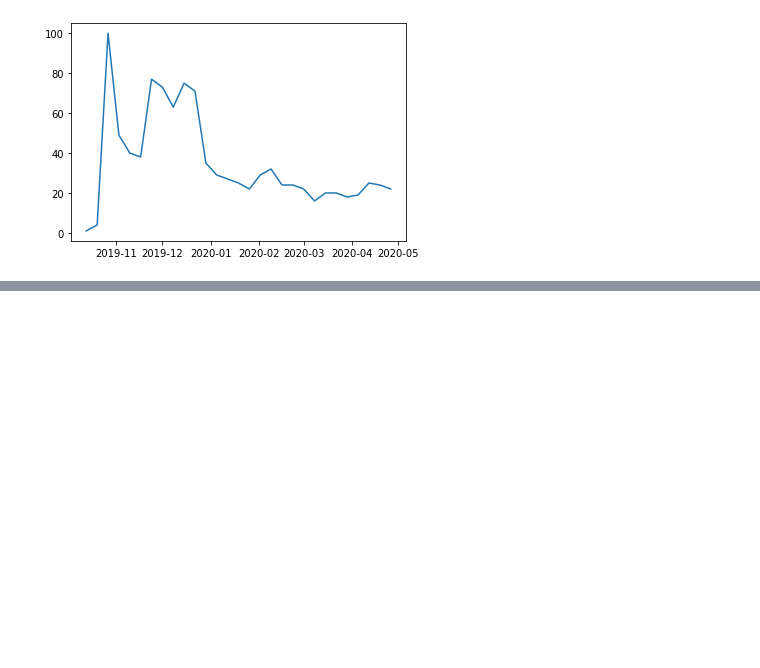
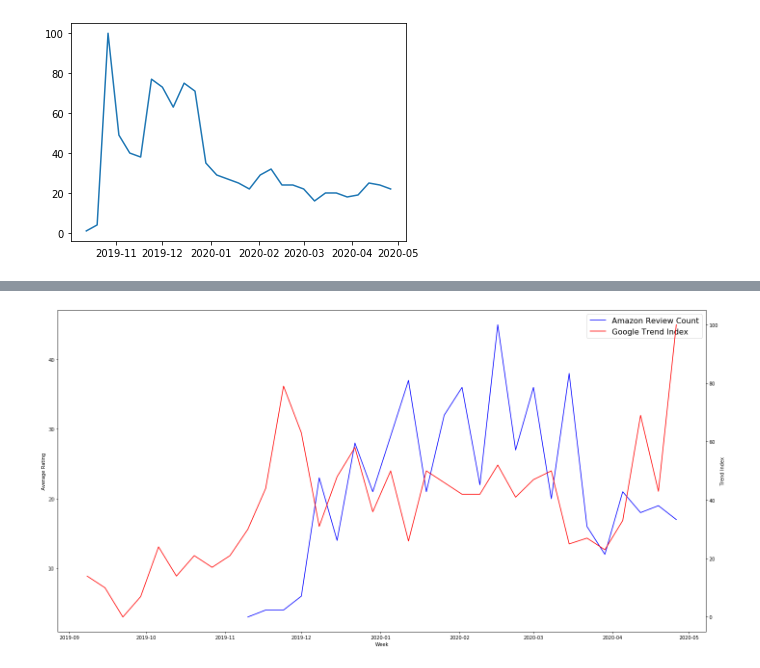
Before and after one commit to datascientistlin/AmazonReviewAnalysis, a Jupyter notebook: Draft - Lin.ipynb, the cells around one changed output, grey strips where cells are left out. Saved outputs shown, nothing was run; the diff lists cells and outputs as text; code cells hidden in the pictures; blank space fills up the shorter version.

```diff
--- a/Draft - Lin.ipynb
+++ b/Draft - Lin.ipynb
@@ -109,0 +232,2 @@ plt.show()
+# %%
+df_elite_gg.rename(columns = {'"Jabra Elite 75t": (United States)':'trend_index'}, inplace = True)
@@ -109,0 +243,4 @@ plt.show()
+# %%
+df_elite_gg_filter = df_elite_gg[df_elite_gg['trend_index'].cumsum() > 0]
+# %%
+df_elite = df_elite_review_weekly.merge(df_elite_gg_filter, left_on = 'review_date_key', right_on='week_key', how='right')
@@ -109,0 +256,22 @@ plt.show()
+# %%
+df_elite = df_elite.sort_values('week_key').reset_index()
+# %%
+fig = plt.figure(figsize=(20,10))
+ax = fig.add_subplot(111)
+
+lns1 = ax.plot(df_elite['week_key'], df_elite['review_count'], '-b', label = 'Amazon Review Count')
+ax2 = ax.twinx()
+lns2 = ax2.plot(df_elite['week_key'], df_elite['trend_index'],'-r', label = 'Google Trend Index')
+
+lns = lns1+lns2
+labs = [l.get_label() for l in lns]
+ax.legend(lns, labs, loc=0, fontsize=16)
+
+ax.set_xlabel("Week")
+ax.set_ylabel("Average Rating")
+ax2.set_ylabel("Trend Index")
+
+fig.tight_layout()
+plt.show()
+# %% [output]
+[figure, added]
```
Also changed, not shown: parts of 99 cells of this notebook.
